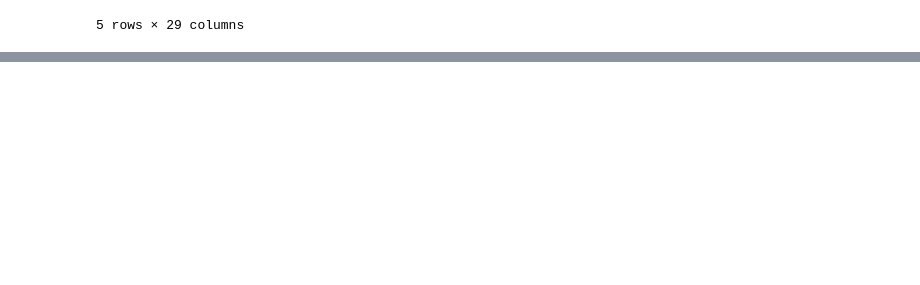
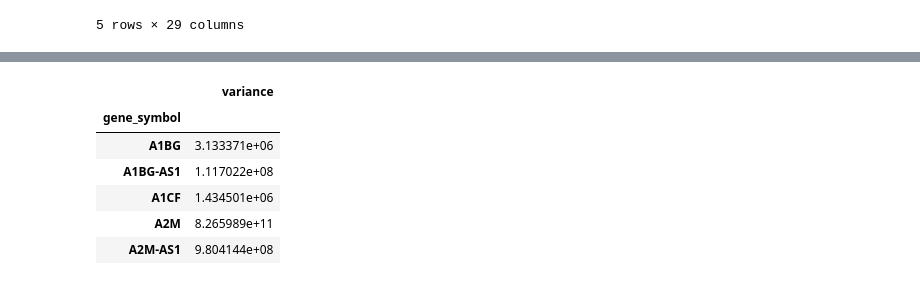
Before and after one commit to hfreid17/ovarian-cancer, a Jupyter notebook: ovariancancerclinicalanalysis.ipynb, the cells around one changed output, grey strips where cells are left out. Saved outputs shown, nothing was run; the diff lists cells and outputs as text; code cells hidden in the pictures; blank space fills up the shorter version.

```diff
--- a/ovariancancerclinicalanalysis.ipynb
+++ b/ovariancancerclinicalanalysis.ipynb
@@ -134,0 +151,25 @@ df_combined.head()
+# %%
+## making heatmap from TCGA expression data--before zscores
+
+# first, calculating variance across rows for each gene--only using top 500-2000 genes in the heatmap
+
+expression_variance = []
+expression_variance.append(df_expression.var(axis=1))
+
+df_expression_variance = pd.DataFrame(expression_variance)
+# %%
+df_expression_variance = df_expression_variance.T
+# %%
+df_expression_variance = df_expression_variance.drop("gene_symbol", axis=1)
+# %%
+df_expression_variance = df_expression_variance.columns
+# %%
+df_expression_variance.head()
+# %% [output]
+|  | variance |
+| gene_symbol |  |
+| A1BG | 3.133371e+06 |
+| A1BG-AS1 | 1.117022e+08 |
+| A1CF | 1.434501e+06 |
+| A2M | 8.265989e+11 |
+| A2M-AS1 | 9.804144e+08 |
```
Also changed, not shown: parts of 15 cells of this notebook.
